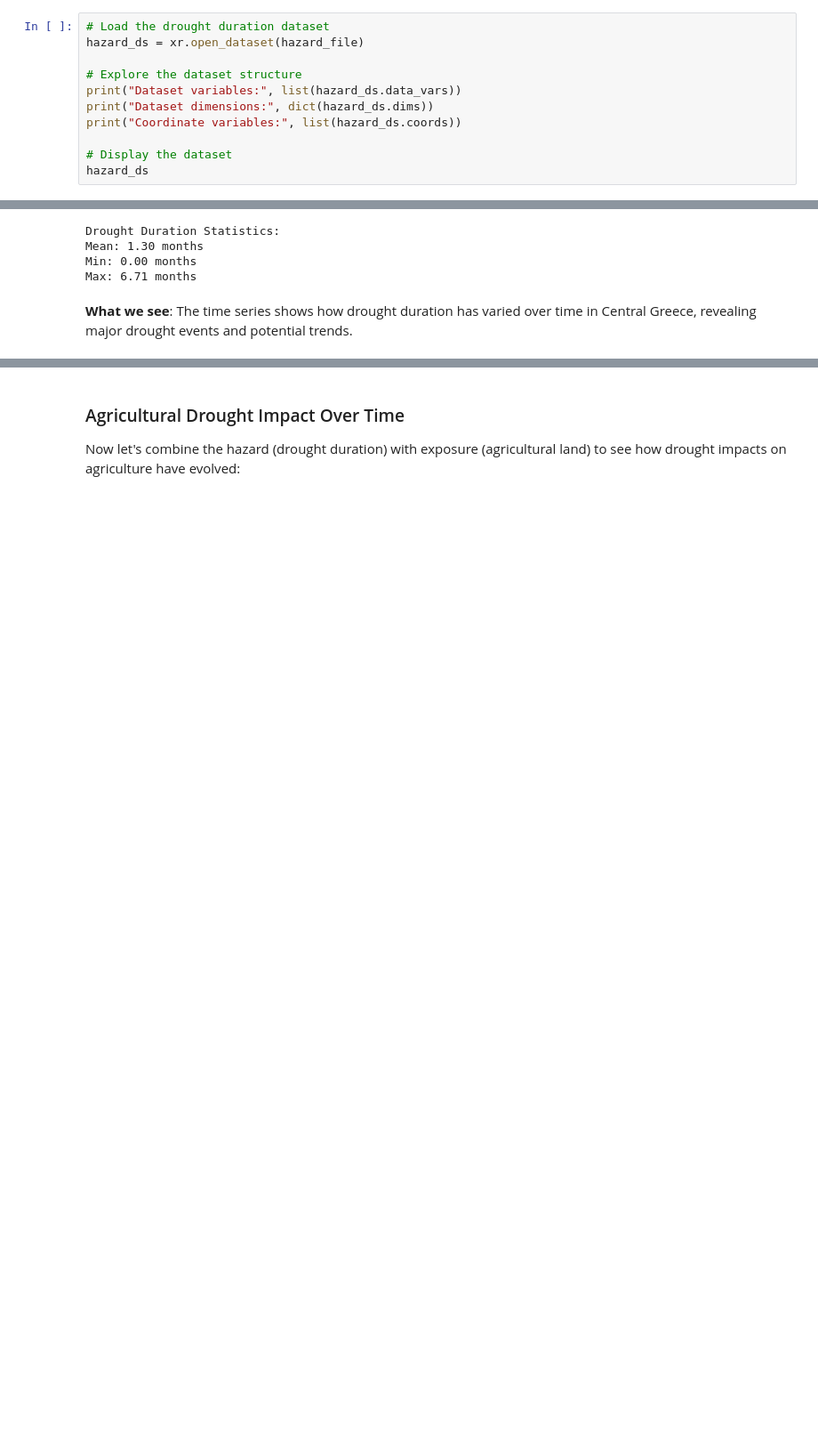
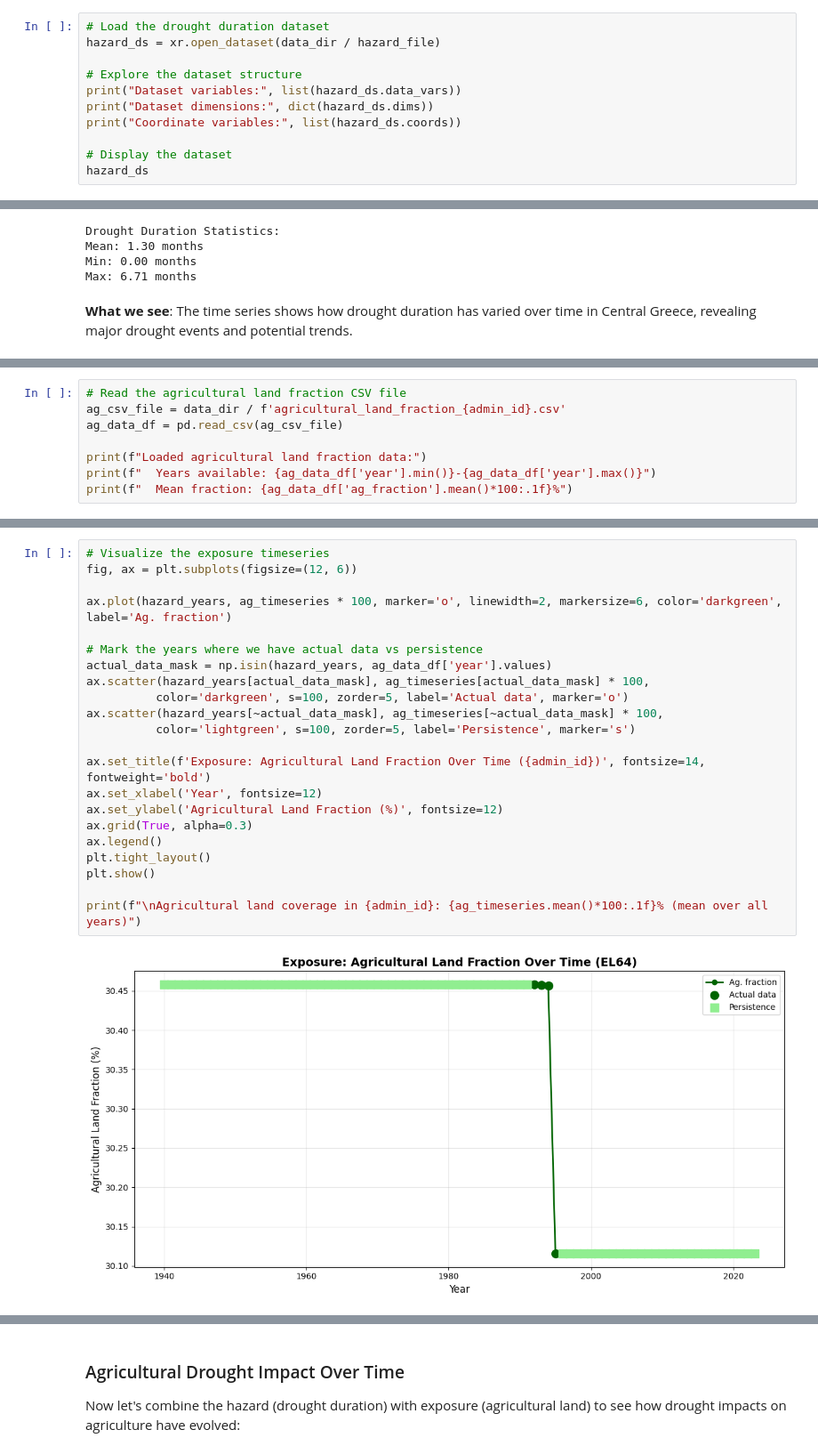
Before and after one commit to ecmwf-training/drought-exposure, a Jupyter notebook: tutorials/get_started.ipynb, the cells around one changed output, grey strips where cells are left out. Shown at 89% size. Cells and saved outputs as stored; diff of their text form; blank space fills up the shorter version.

```diff
--- a/tutorials/get_started.ipynb
+++ b/tutorials/get_started.ipynb
@@ -152,7 +154,7 @@ Using file: 19_duration_of_meteorological_droughts-reanalysis-yearly-layer-nuts_
 ### Load and Process Hazard Data
 # %%
 # Load the drought duration dataset
-hazard_ds = xr.open_dataset(hazard_file)
+hazard_ds = xr.open_dataset(data_dir / hazard_file)
 
 # Explore the dataset structure
 print("Dataset variables:", list(hazard_ds.data_vars))
@@ -365,0 +238,8 @@ plt.show()
+# %%
+# Read the agricultural land fraction CSV file
+ag_csv_file = data_dir / f'agricultural_land_fraction_{admin_id}.csv'
+ag_data_df = pd.read_csv(ag_csv_file)
+
+print(f"Loaded agricultural land fraction data:")
+print(f"  Years available: {ag_data_df['year'].min()}-{ag_data_df['year'].max()}")
+print(f"  Mean fraction: {ag_data_df['ag_fraction'].mean()*100:.1f}%")
@@ -365,0 +294,24 @@ plt.show()
+# %%
+# Visualize the exposure timeseries
+fig, ax = plt.subplots(figsize=(12, 6))
+
+ax.plot(hazard_years, ag_timeseries * 100, marker='o', linewidth=2, markersize=6, color='darkgreen', label='Ag. fraction')
+
+# Mark the years where we have actual data vs persistence
+actual_data_mask = np.isin(hazard_years, ag_data_df['year'].values)
+ax.scatter(hazard_years[actual_data_mask], ag_timeseries[actual_data_mask] * 100,
+          color='darkgreen', s=100, zorder=5, label='Actual data', marker='o')
+ax.scatter(hazard_years[~actual_data_mask], ag_timeseries[~actual_data_mask] * 100,
+          color='lightgreen', s=100, zorder=5, label='Persistence', marker='s')
+
+ax.set_title(f'Exposure: Agricultural Land Fraction Over Time ({admin_id})', fontsize=14, fontweight='bold')
+ax.set_xlabel('Year', fontsize=12)
+ax.set_ylabel('Agricultural Land Fraction (%)', fontsize=12)
+ax.grid(True, alpha=0.3)
+ax.legend()
+plt.tight_layout()
+plt.show()
+
+print(f"\nAgricultural land coverage in {admin_id}: {ag_timeseries.mean()*100:.1f}% (mean over all years)")
+# %% [output]
+[figure, added]
```
Also changed, not shown: parts of 16 cells of this notebook.
